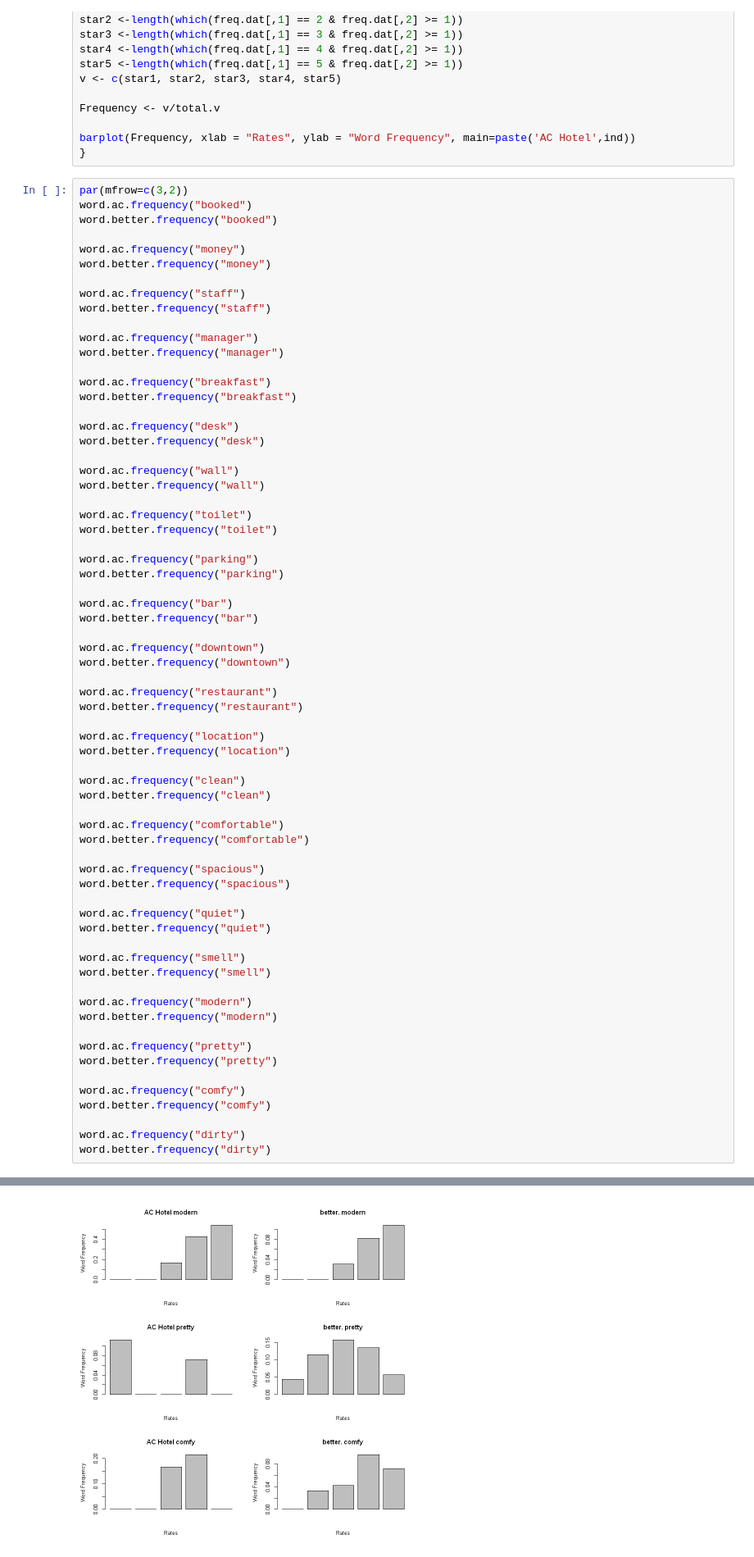
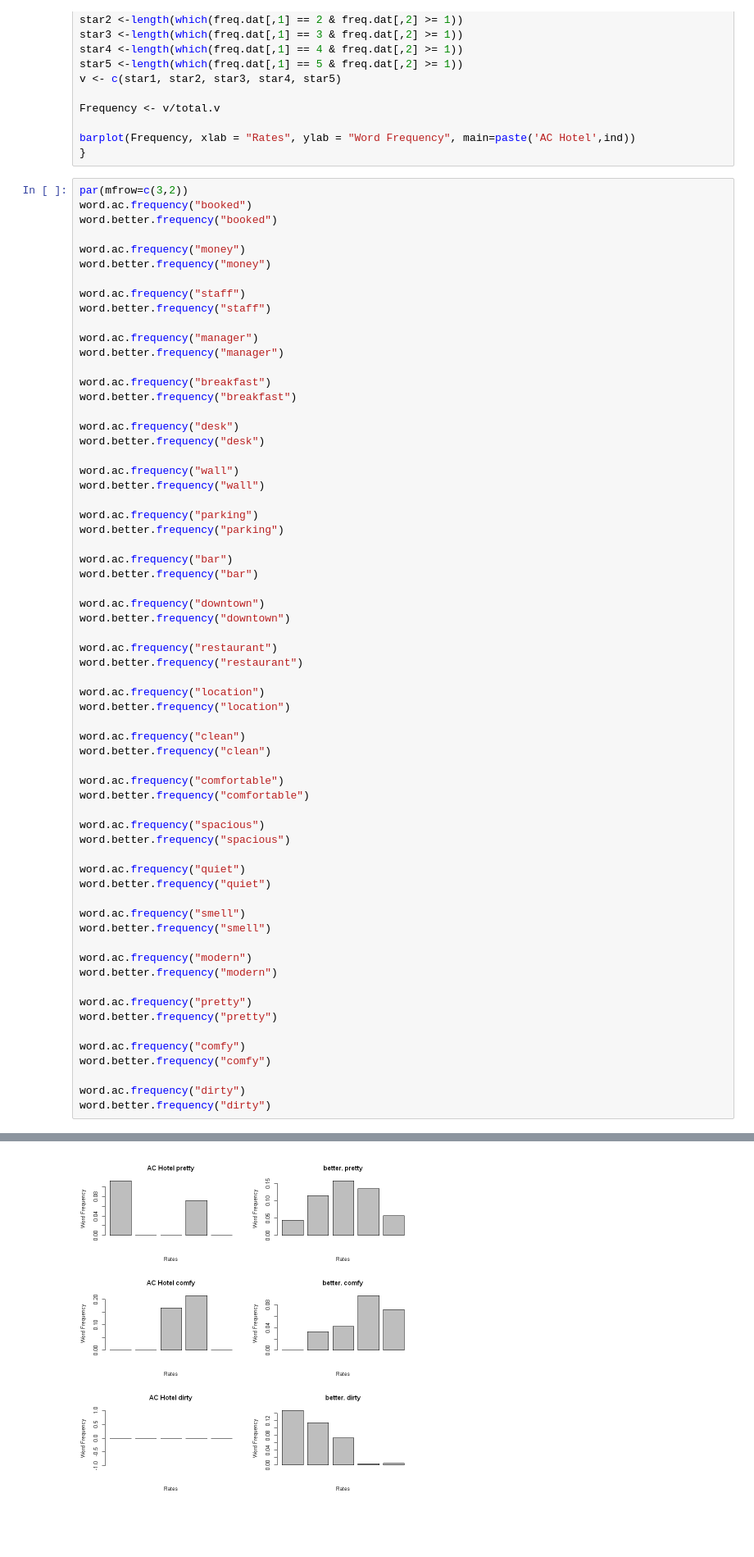
Before and after one commit to cocofreefarm/Module3, a Jupyter notebook: Analysis.ipynb, the cells around one changed output, grey strips where cells are left out. Shown at 82% size. Drawn from its saved outputs; the diff is of its cells as text; blank space fills up the shorter version.

```diff
--- a/Analysis.ipynb
+++ b/Analysis.ipynb
@@ -2690,9 +2580,6 @@ word.better.frequency("desk")
 
 word.ac.frequency("wall")
 word.better.frequency("wall")
-
-word.ac.frequency("toilet")
-word.better.frequency("toilet")
 
 word.ac.frequency("parking")
 word.better.frequency("parking")
@@ -2745 +2632 @@ word.better.frequency("dirty")
-[figure, old version]
+[figure, new version]
```
Also changed, not shown: parts of 38 cells of this notebook, 1 other file.
